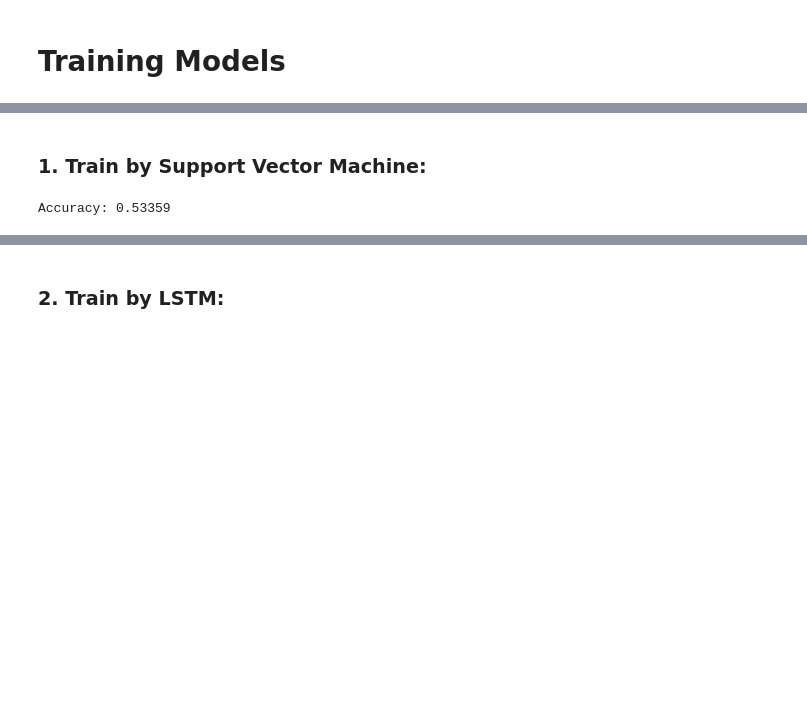
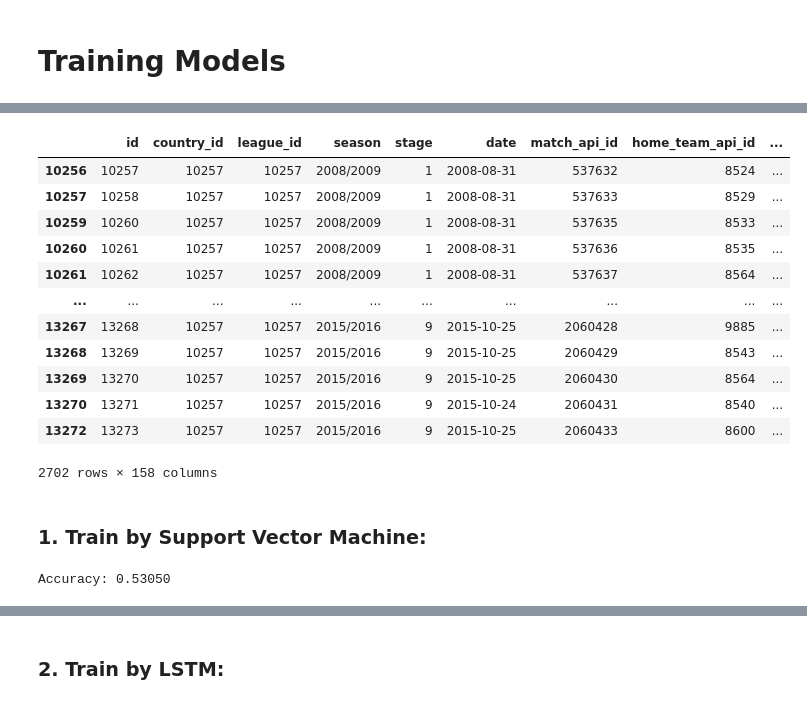
Before and after one commit to GitHub-Traveler/SoccerPredictionProject, a Jupyter notebook: Model_For_Database_SQLite.ipynb, the cells around one changed output, grey strips where cells are left out. Drawn from its saved outputs; the diff is of its cells as text; code cells hidden in the pictures; blank space fills up the shorter version.

```diff
--- a/Model_For_Database_SQLite.ipynb
+++ b/Model_For_Database_SQLite.ipynb
@@ -293,6 +355,8 @@ matches_df = matches_df.dropna(subset=columns_to_check, how='any')
 matches_df.shape
 # %% [output]
 (19498, 158)
+# %%
+sub_df = matches_df[matches_df['league_id'] == 10257]
 # %% [markdown]
 # Training Models
 # %%
@@ -321,18 +408,34 @@ X_train, X_test, y_train, y_test = train_test_split(features, target, test_size=
+# %%
+sub_df
+# %% [output]
+|  | id | country_id | league_id | season | stage | date | match_api_id | home_team_api_id | ... |
+| 10256 | 10257 | 10257 | 10257 | 2008/2009 | 1 | 2008-08-31 | 537632 | 8524 | ... |
+| 10257 | 10258 | 10257 | 10257 | 2008/2009 | 1 | 2008-08-31 | 537633 | 8529 | ... |
+| 10259 | 10260 | 10257 | 10257 | 2008/2009 | 1 | 2008-08-31 | 537635 | 8533 | ... |
+| 10260 | 10261 | 10257 | 10257 | 2008/2009 | 1 | 2008-08-31 | 537636 | 8535 | ... |
+| 10261 | 10262 | 10257 | 10257 | 2008/2009 | 1 | 2008-08-31 | 537637 | 8564 | ... |
+| ... | ... | ... | ... | ... | ... | ... | ... | ... | ... |
+| 13267 | 13268 | 10257 | 10257 | 2015/2016 | 9 | 2015-10-25 | 2060428 | 9885 | ... |
+| 13268 | 13269 | 10257 | 10257 | 2015/2016 | 9 | 2015-10-25 | 2060429 | 8543 | ... |
+| 13269 | 13270 | 10257 | 10257 | 2015/2016 | 9 | 2015-10-25 | 2060430 | 8564 | ... |
+| 13270 | 13271 | 10257 | 10257 | 2015/2016 | 9 | 2015-10-24 | 2060431 | 8540 | ... |
+| 13272 | 13273 | 10257 | 10257 | 2015/2016 | 9 | 2015-10-25 | 2060433 | 8600 | ... |
+2702 rows × 158 columns
 # %% [markdown]
 ### 1. Train by Support Vector Machine:
 # %%
 
-model = SVC(kernel= 'poly',degree=10, C = 1 )
+model_svm = SVC(kernel= 'poly',degree=10, C = 1,probability=True )
 
 # Train the model on the training set
-model.fit(X_train, y_train)
+model_svm.fit(X_train, y_train)
 
 # Make predictions on the testing set
-predictions = model.predict(X_test)
+predictions = model_svm.predict(X_test)
 
 # Evaluate the accuracy of the model
 accuracy = accuracy_score(y_test, predictions)
 print(f'Accuracy: {accuracy:.5f}')
 # %% [output]
-Accuracy: 0.53359
+Accuracy: 0.53050
 # %%
```
Also changed, not shown: parts of 27 cells of this notebook.
